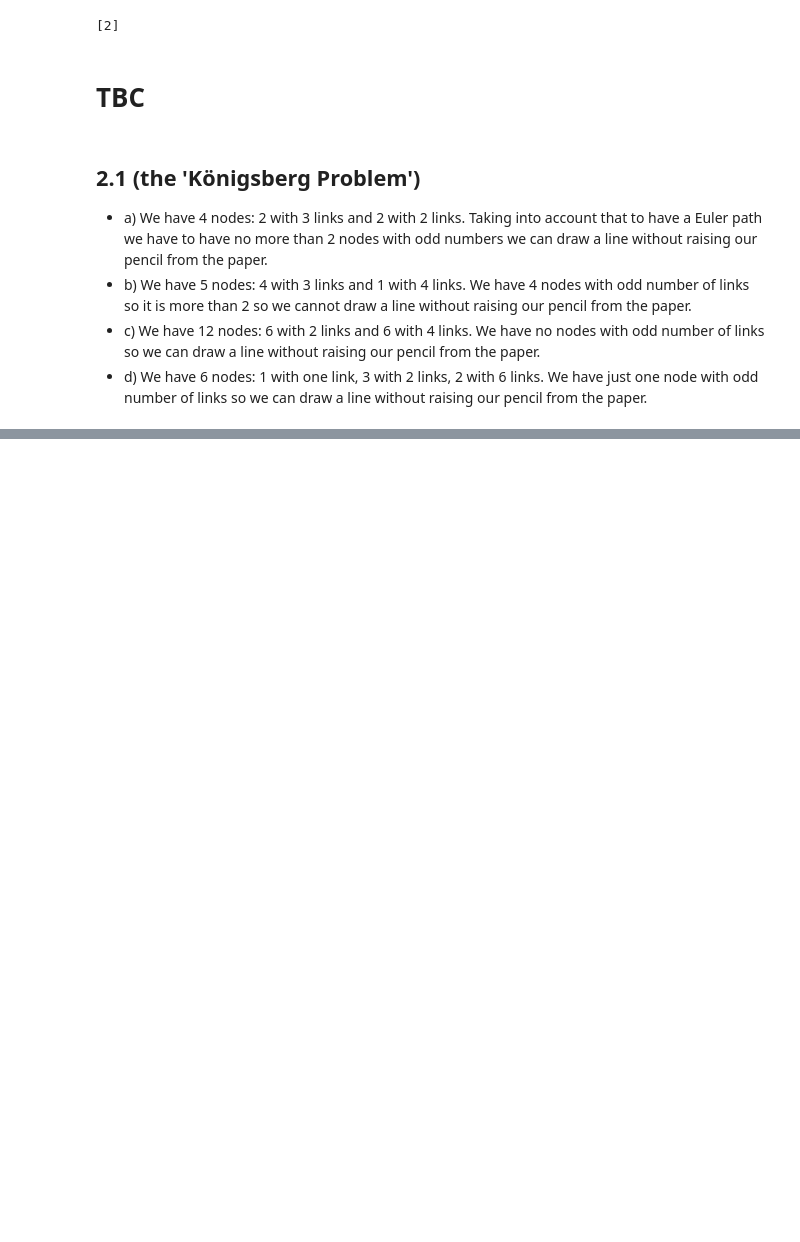
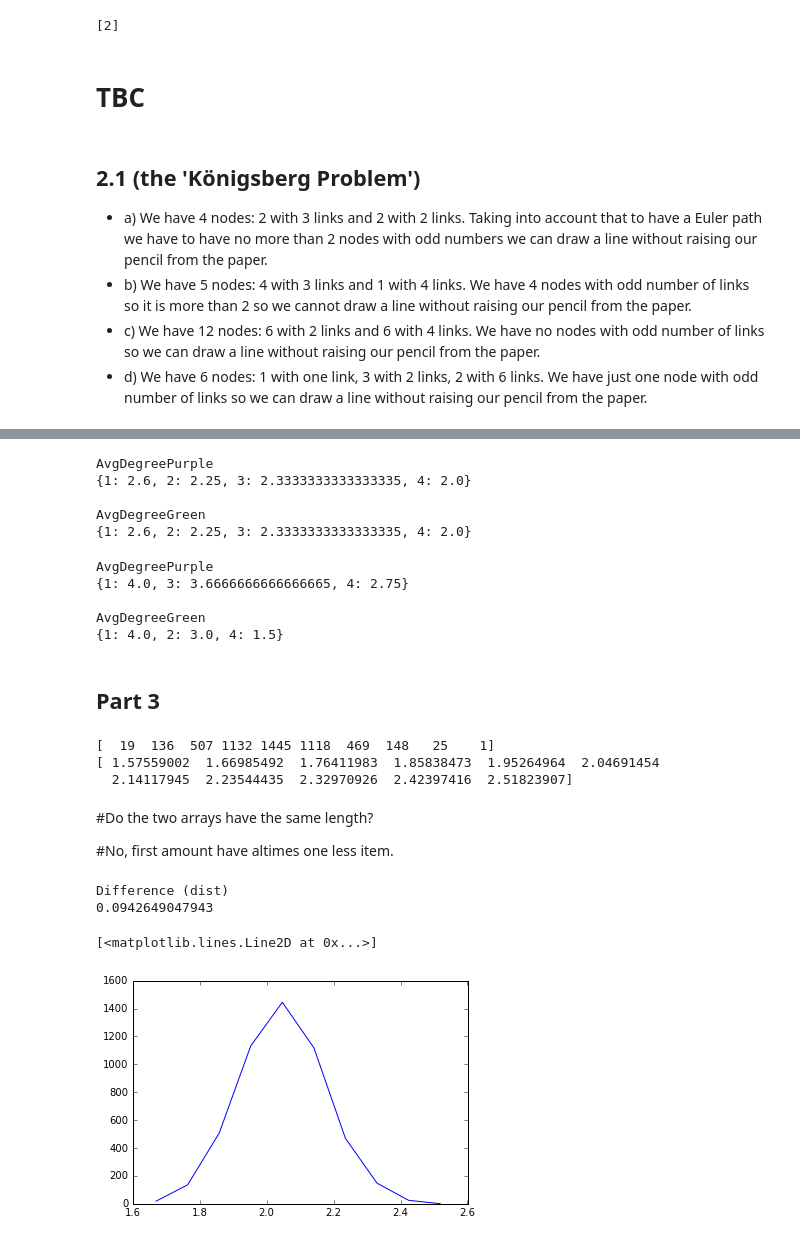
Before and after one commit to pay64k/social_graphs_2016, a Jupyter notebook: Weekly Exercises/Week 2/Week 2.ipynb, the cells around one changed output, grey strips where cells are left out. Saved outputs shown, nothing was run; the diff lists cells and outputs as text; code cells hidden in the pictures; blank space fills up the shorter version.

Commit message:
Without Part 4 (kurwa trudne)

```diff
--- a/Weekly Exercises/Week 2/Week 2.ipynb
+++ b/Weekly Exercises/Week 2/Week 2.ipynb
@@ -174,0 +339,78 @@ H = nx.Graph(G)
+# %%
+purpleGraph = nx.from_numpy_matrix(purple)
+greenGraph = nx.from_numpy_matrix(green)
+AvgDegreePurple = nx.average_degree_connectivity(purpleGraph)
+AvgDegreeGreen = nx.average_degree_connectivity(greenGraph)
+print("AvgDegreePurple")
+print AvgDegreePurple
+print
+print("AvgDegreeGreen")
+print AvgDegreeGreen
+# %% [output]
+AvgDegreePurple
+{1: 2.6, 2: 2.25, 3: 2.3333333333333335, 4: 2.0}
+
+AvgDegreeGreen
+{1: 2.6, 2: 2.25, 3: 2.3333333333333335, 4: 2.0}
+# %%
+AvgDegreePurple = nx.average_degree_connectivity(BipGraphTop)
+AvgDegreeGreen = nx.average_degree_connectivity(BipGraphBottom)
+print("AvgDegreePurple")
+print AvgDegreePurple
+print
+print("AvgDegreeGreen")
+print AvgDegreeGreen
+# %% [output]
+AvgDegreePurple
+{1: 4.0, 3: 3.6666666666666665, 4: 2.75}
+
+AvgDegreeGreen
+{1: 4.0, 2: 3.0, 4: 1.5}
+# %% [markdown]
+## Part 3
+# %%
+import numpy as np
+import matplotlib.pyplot as plt
+import random as rn
+
+#Let's do a gentle start and use the random library generate 5000 data points from a Gaussian distribution with μ=2μ=2 and σ=0.125σ=0.125.
+
+my,sigma=2,0.125
+list1 = np.random.normal(my,sigma,5000)
+
+#Now, let's use numpy.histogram to bin those number into 10 bins. What does the numpy.
+#histogram function return?
+
+hist=np.histogram(list1,10)
+print hist[0]
+
+print hist[1]
+# %% [output]
+[  19  136  507 1132 1445 1118  469  148   25    1]
+[ 1.57559002  1.66985492  1.76411983  1.85838473  1.95264964  2.04691454
+  2.14117945  2.23544435  2.32970926  2.42397416  2.51823907]
+# %% [markdown]
+#Do the two arrays have the same length?
+
+#No, first amount have altimes one less item.
+# %%
+#Then we use matplotlib.pyplot.plot to plot the binned data.
+#You will have to deal with the fact that the counts-
+#and bin-arrays have different lengths.
+
+%matplotlib inline
+
+dist = (hist[1][1]-hist[1][0])/1
+hist1=hist[1][0:-1]+dist
+hist1
+print("Difference (dist)")
+print dist
+
+plt.plot(hist1,hist[0])
+
+# It is used the middle of the elements as value for make deal with the difference
+# %% [output]
+Difference (dist)
+0.0942649047943
+[<matplotlib.lines.Line2D at 0x...>]
+[figure, added]
```
Also changed, not shown: parts of 20 cells of this notebook.
